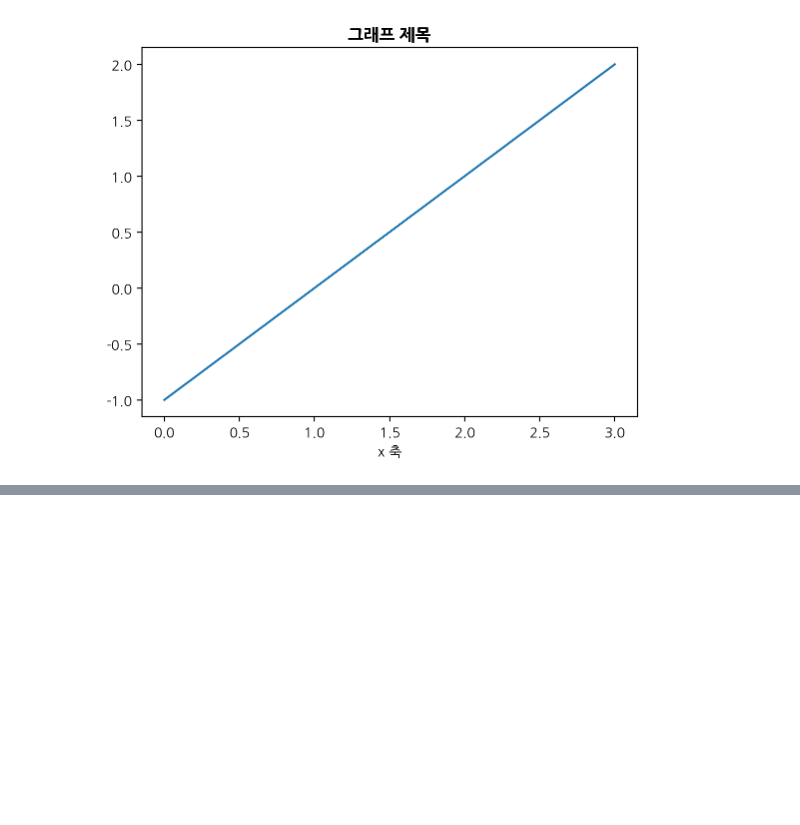
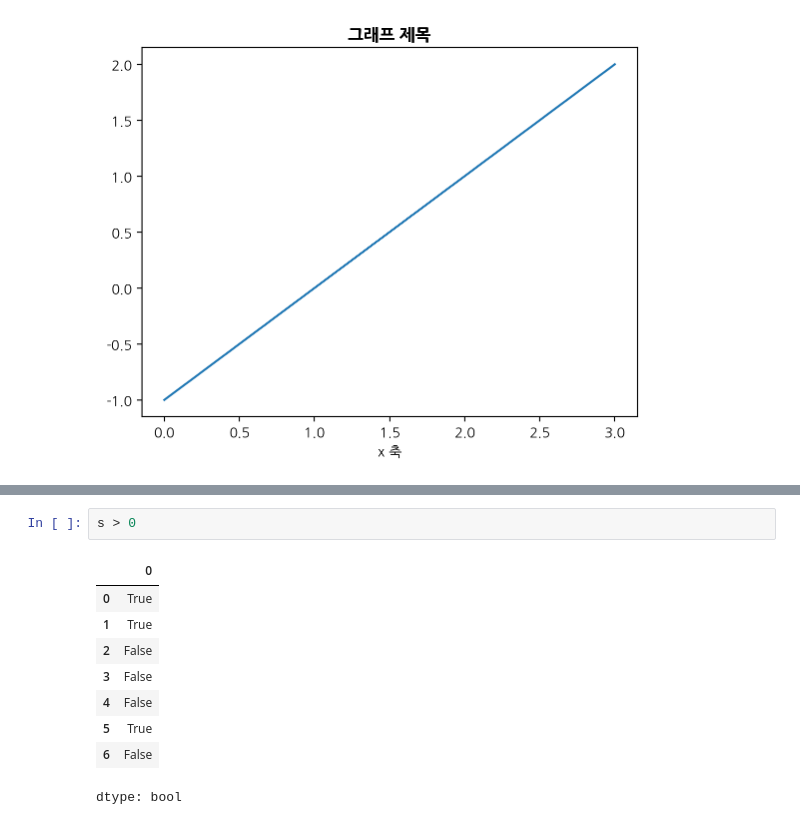
Before and after one commit to woojin0534/2025-1-myclass-BDA, a Jupyter notebook: inclass/01w_bigdata_basic.ipynb, the cells around one changed output, grey strips where cells are left out. Saved outputs shown, nothing was run; the diff lists cells and outputs as text; blank space fills up the shorter version.

```diff
--- a/inclass/01w_bigdata_basic.ipynb
+++ b/inclass/01w_bigdata_basic.ipynb
@@ -57,0 +259,12 @@ plt.show()
+# %%
+s > 0
+# %% [output]
+|  | 0 |
+| 0 | True |
+| 1 | True |
+| 2 | False |
+| 3 | False |
+| 4 | False |
+| 5 | True |
+| 6 | False |
+dtype: bool
```
Also changed, not shown: parts of 31 cells of this notebook.
